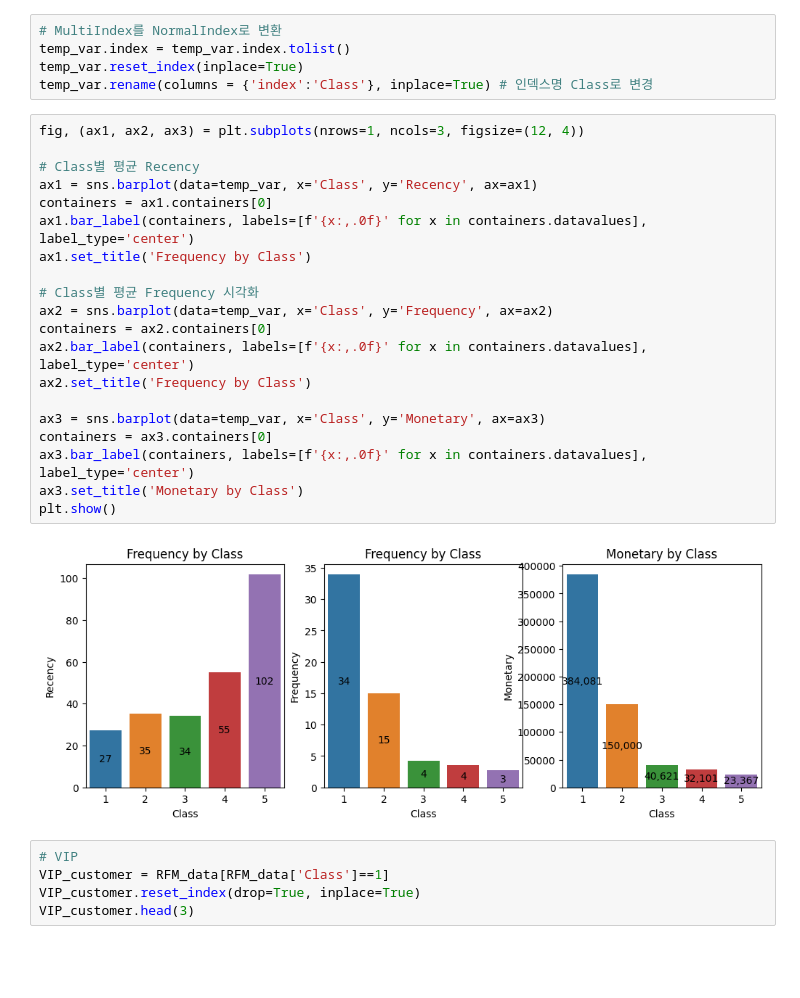
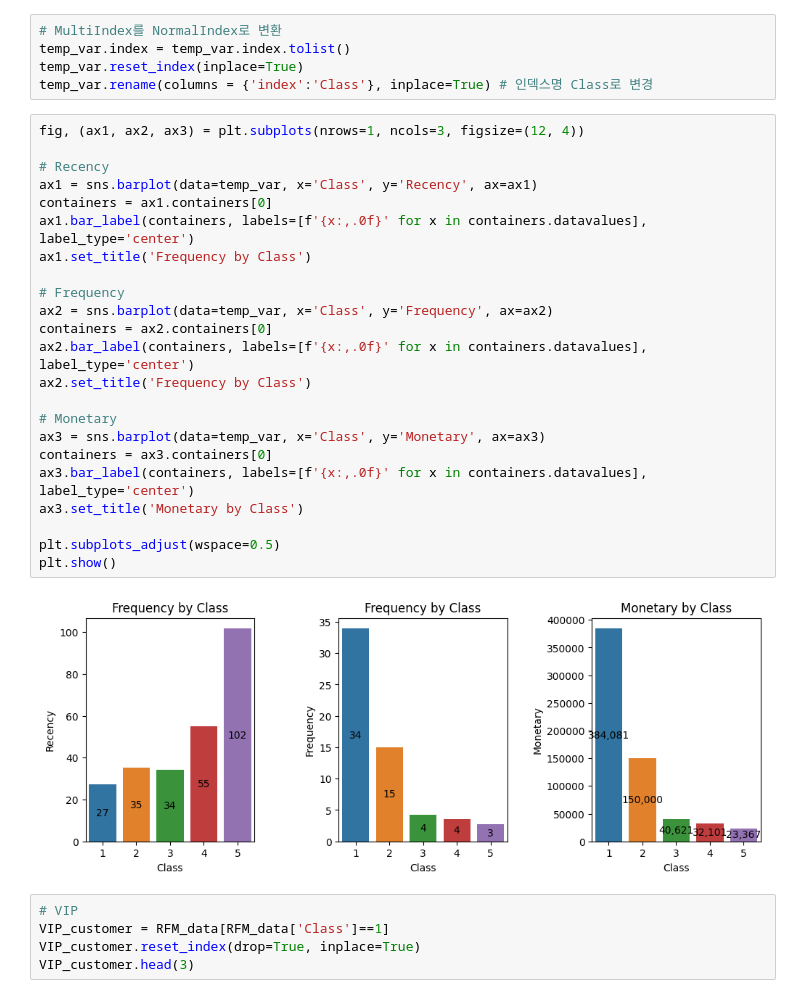
Before and after one commit to 6dongh9/Datatata, a Jupyter notebook: Data_Analysis/Game_Data/2. VIP Selection based on RFM Score.ipynb, the cells around one changed output. Cells and saved outputs as stored; diff of their text form; blank space fills up the shorter version.

```diff
--- a/Data_Analysis/Game_Data/VIP Selection based on RFM Score.ipynb
+++ b/Data_Analysis/Game_Data/2. VIP Selection based on RFM Score.ipynb
@@ -152,25 +152,28 @@ temp_var.rename(columns = {'index':'Class'}, inplace=True) # 인덱스명 Class
 # %%
 fig, (ax1, ax2, ax3) = plt.subplots(nrows=1, ncols=3, figsize=(12, 4))
 
-# Class별 평균 Recency
+# Recency
 ax1 = sns.barplot(data=temp_var, x='Class', y='Recency', ax=ax1)
 containers = ax1.containers[0]
 ax1.bar_label(containers, labels=[f'{x:,.0f}' for x in containers.datavalues], label_type='center')
 ax1.set_title('Frequency by Class')
 
-# Class별 평균 Frequency 시각화
+# Frequency
 ax2 = sns.barplot(data=temp_var, x='Class', y='Frequency', ax=ax2)
 containers = ax2.containers[0]
 ax2.bar_label(containers, labels=[f'{x:,.0f}' for x in containers.datavalues], label_type='center')
 ax2.set_title('Frequency by Class')
 
+# Monetary
 ax3 = sns.barplot(data=temp_var, x='Class', y='Monetary', ax=ax3)
 containers = ax3.containers[0]
 ax3.bar_label(containers, labels=[f'{x:,.0f}' for x in containers.datavalues], label_type='center')
 ax3.set_title('Monetary by Class')
+
+plt.subplots_adjust(wspace=0.5)
 plt.show()
 # %% [output]
-[figure, old version]
+[figure, new version]
 # %%
 # VIP
 VIP_customer = RFM_data[RFM_data['Class']==1]
```
Also changed, not shown: 1 other file.
